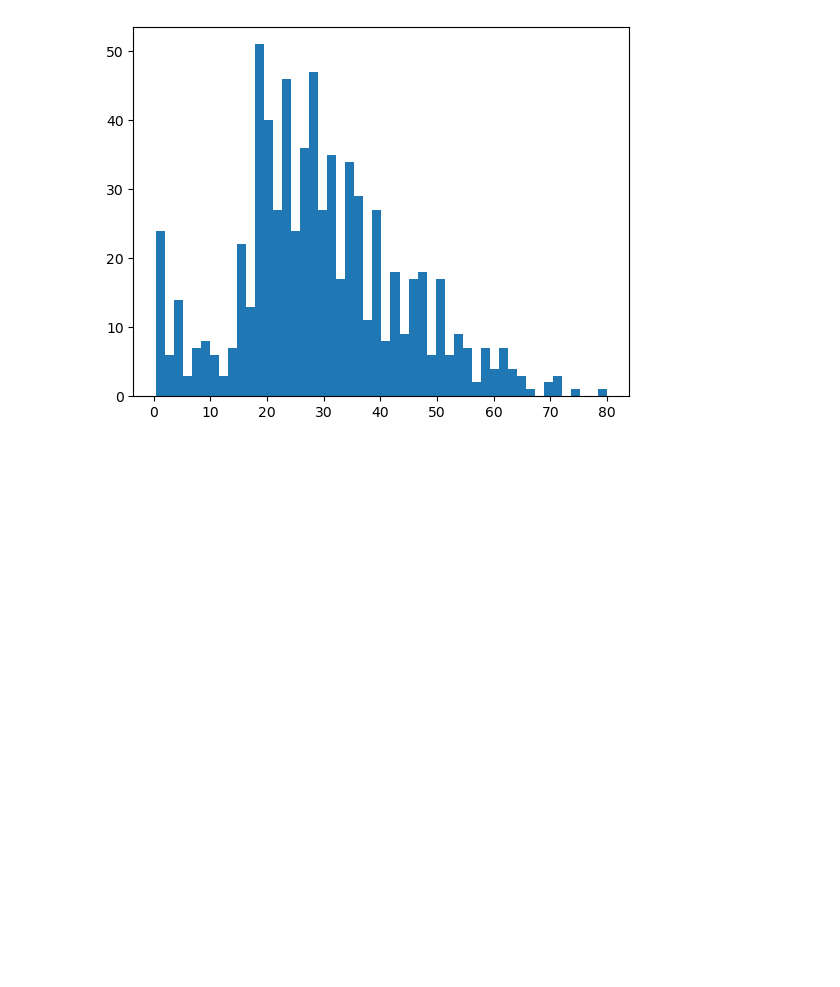
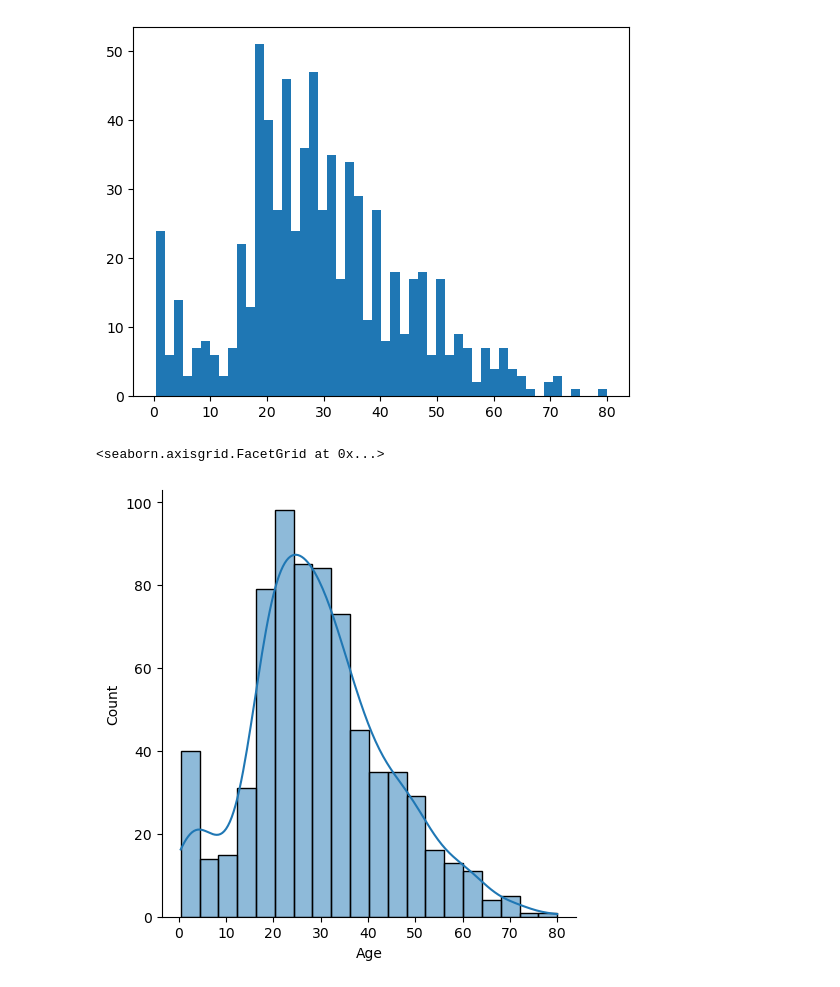
Before and after one commit to rlmrezende/Titanic, a Jupyter notebook: main.ipynb, the cells around one changed output. Cells and saved outputs as stored; diff of their text form; code cells hidden in the pictures; blank space fills up the shorter version.

```diff
--- a/main.ipynb
+++ b/main.ipynb
@@ -169,3 +169,8 @@ plt.hist(df['Age'] , bins=50)
         78.4084, 80.    ]),
  <BarContainer object of 50 artists>)
 [figure]
+# %%
+sns.displot(df['Age'] , kde=True)
+# %% [output]
+<seaborn.axisgrid.FacetGrid at 0x...>
+[figure, added]
```
